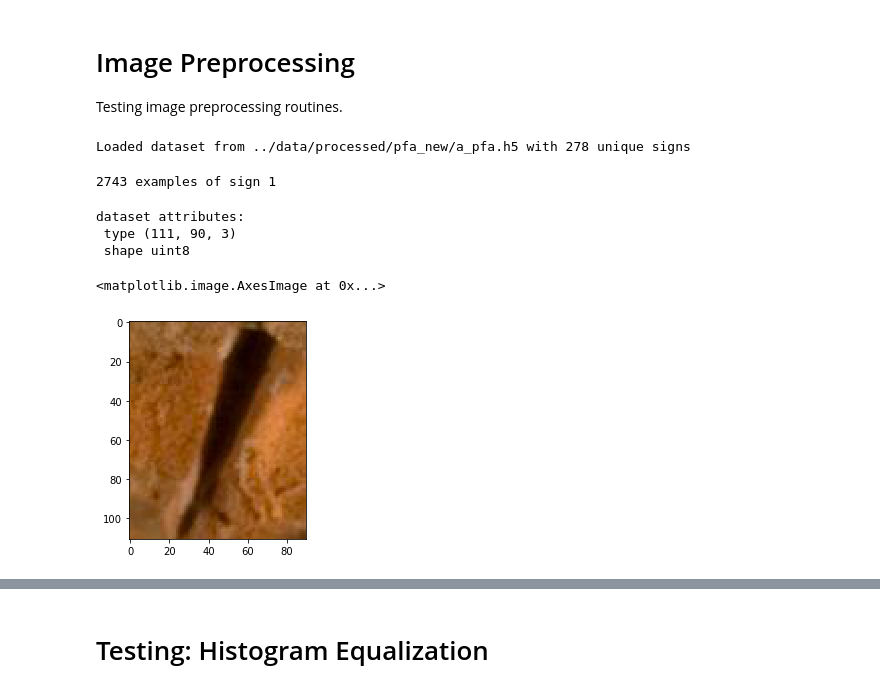
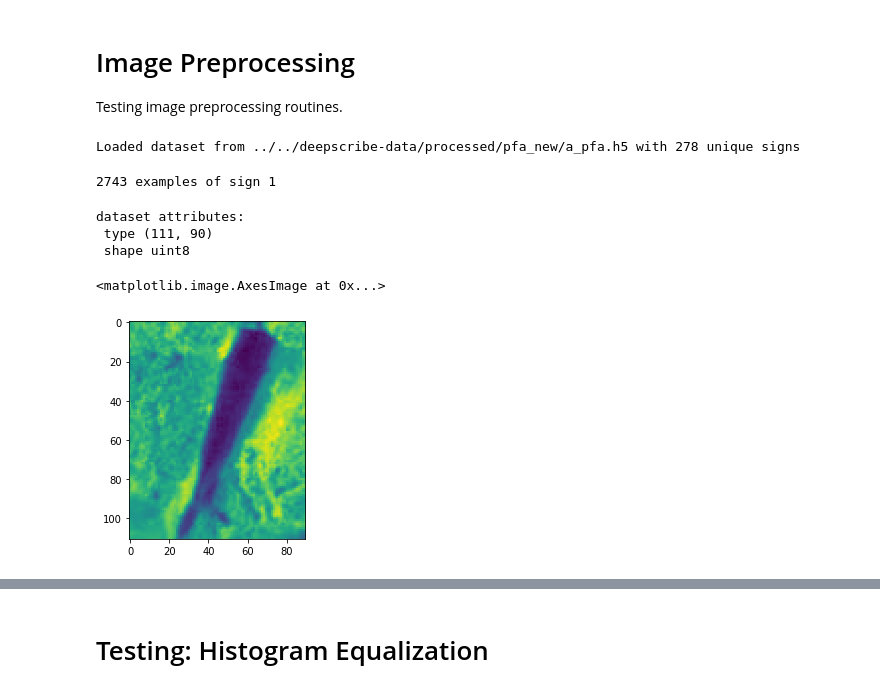
Before and after one commit to oi-deepscribe/deepscribe, a Jupyter notebook: notebooks/image-preprocessing .ipynb, the cells around one changed output, grey strips where cells are left out. Saved outputs shown, nothing was run; the diff lists cells and outputs as text; code cells hidden in the pictures.

```diff
--- a/notebooks/image-preprocessing .ipynb
+++ b/notebooks/image-preprocessing .ipynb
@@ -11,11 +12,11 @@ from matplotlib import pyplot as plt
 # %%
-path = "../data/processed/pfa_new/a_pfa.h5"
+path = "../../deepscribe-data/processed/pfa_new/a_pfa.h5"
 
 f = h5py.File(path, 'r')
 
 print("Loaded dataset from {} with {} unique signs".format(path, len(f.keys())))
 # %% [output]
-Loaded dataset from ../data/processed/pfa_new/a_pfa.h5 with 278 unique signs
+Loaded dataset from ../../deepscribe-data/processed/pfa_new/a_pfa.h5 with 278 unique signs
 # %%
 test_sign = '1'
 
@@ -26,18 +27,16 @@ print("{} examples of sign {}".format(len(group.keys()), test_sign))
 # %%
 test_indx = list(group.keys())[60]
 
 dset = group[test_indx]
 print("dataset attributes: \n type {} \n shape {} \n".format(dset.shape, dset.dtype))
 # get numpy array
-dset_numpy = dset.value
+dset_numpy = dset[()]
 
-# opencv image color ordering is wrong (BGR instead of RGB)
-dset_corrected = dset_numpy[:,:,::-1]
 
-plt.imshow(dset_corrected)
+plt.imshow(dset_numpy)
 # %% [output]
 dataset attributes:
- type (111, 90, 3)
+ type (111, 90)
  shape uint8
 <matplotlib.image.AxesImage at 0x...>
-[figure, old version]
+[figure, new version]
```
Also changed, not shown: parts of 14 cells of this notebook, 14 other files.
